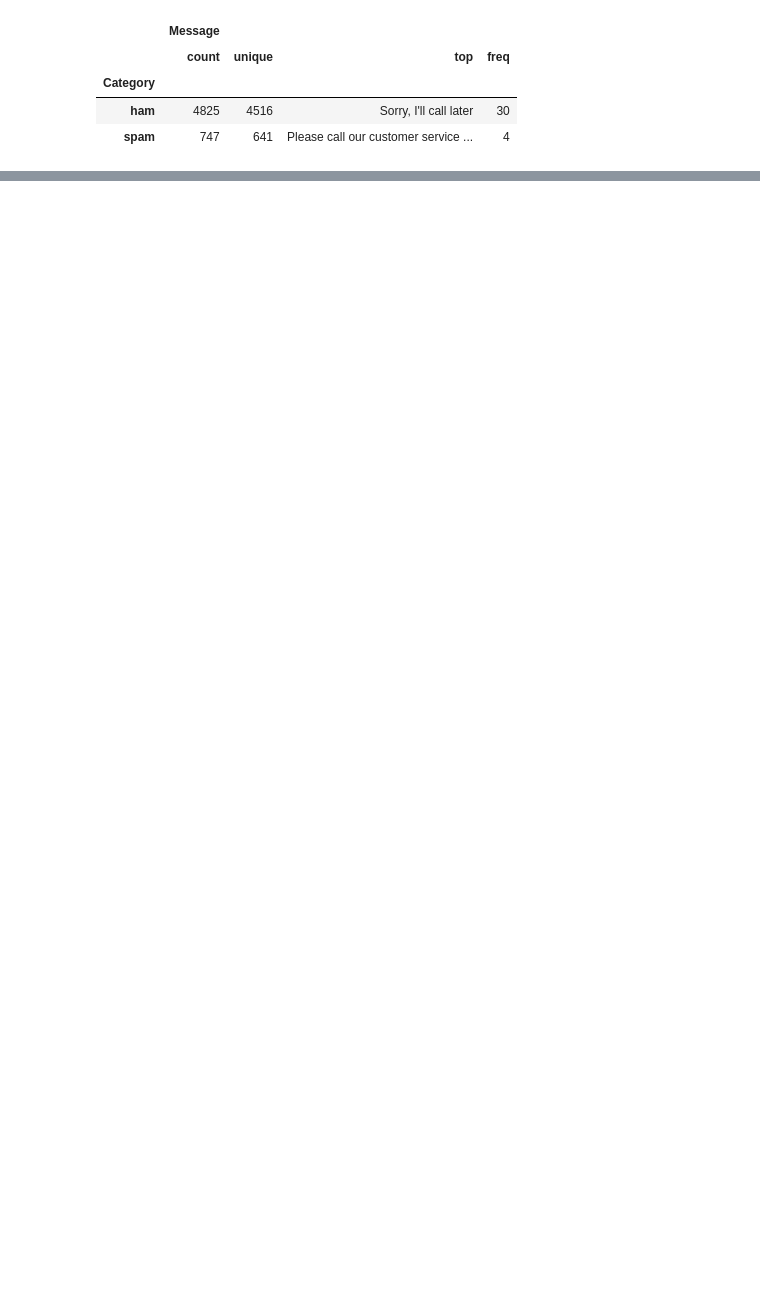
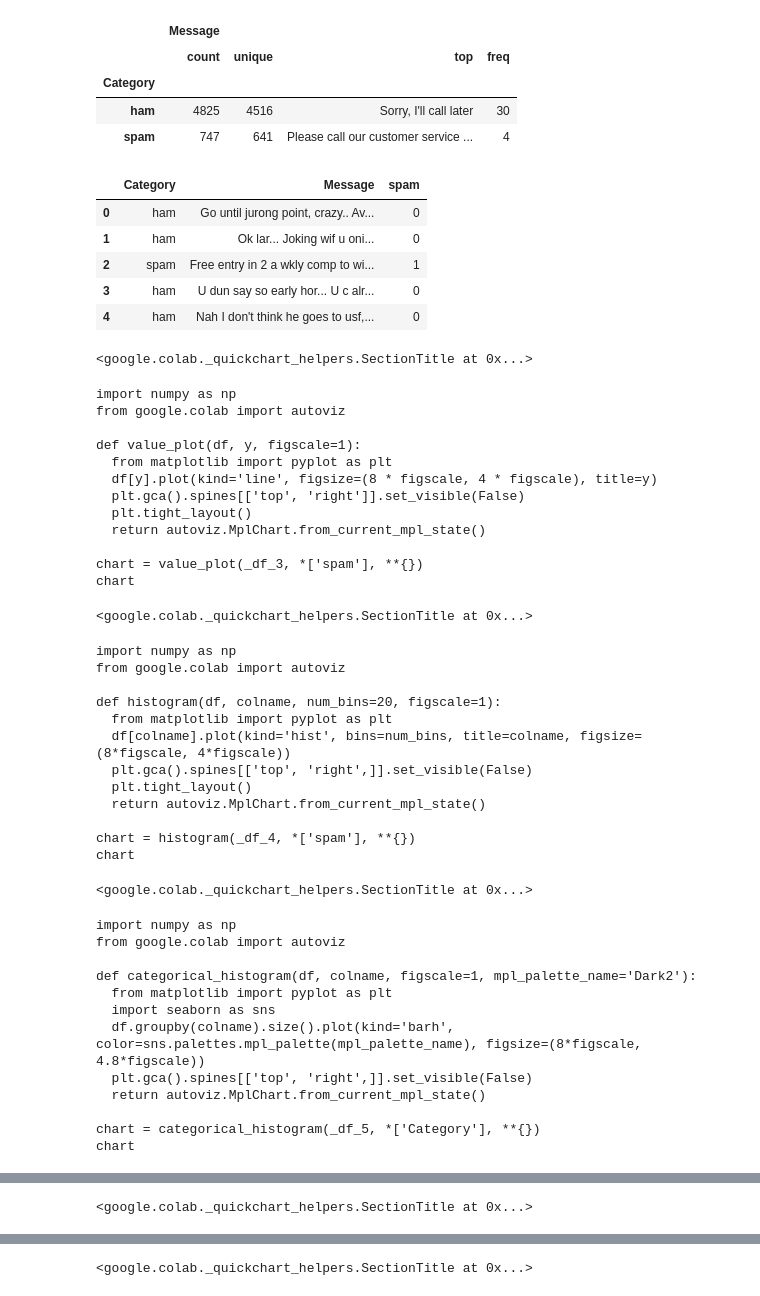
Before and after one commit to iteam1/tf-serving, a Jupyter notebook: bert_email_classification.ipynb, the cells around one changed output, grey strips where cells are left out. Drawn from its saved outputs; the diff is of its cells as text; code cells hidden in the pictures; blank space fills up the shorter version.

```diff
--- a/bert_email_classification.ipynb
+++ b/bert_email_classification.ipynb
@@ -6,6 +53,6 @@ import tensorflow_text as text
 # %%
 # load dataset
-df = pd.read_csv('data/spam.csv')
+df = pd.read_csv('/content/sample_data/spam.csv')
 df.head()
 # %% [output]
 |  | Category | Message |
@@ -23,3 +114,53 @@ df.groupby('Category').describe()
 | Category |  |  |  |  |
 | ham | 4825 | 4516 | Sorry, I'll call later | 30 |
 | spam | 747 | 641 | Please call our customer service ... | 4 |
+# %%
+# encoding
+df['spam'] = df['Category'].apply(lambda x:1 if x=='spam' else 0)
+df.head()
+# %% [output]
+|  | Category | Message | spam |
+| 0 | ham | Go until jurong point, crazy.. Av... | 0 |
+| 1 | ham | Ok lar... Joking wif u oni... | 0 |
+| 2 | spam | Free entry in 2 a wkly comp to wi... | 1 |
+| 3 | ham | U dun say so early hor... U c alr... | 0 |
+| 4 | ham | Nah I don't think he goes to usf,... | 0 |
+<google.colab._quickchart_helpers.SectionTitle at 0x...>
+import numpy as np
+from google.colab import autoviz
+
+def value_plot(df, y, figscale=1):
+  from matplotlib import pyplot as plt
+  df[y].plot(kind='line', figsize=(8 * figscale, 4 * figscale), title=y)
+  plt.gca().spines[['top', 'right']].set_visible(False)
+  plt.tight_layout()
+  return autoviz.MplChart.from_current_mpl_state()
+
+chart = value_plot(_df_3, *['spam'], **{})
+chart
+<google.colab._quickchart_helpers.SectionTitle at 0x...>
+import numpy as np
+from google.colab import autoviz
+
+def histogram(df, colname, num_bins=20, figscale=1):
+  from matplotlib import pyplot as plt
+  df[colname].plot(kind='hist', bins=num_bins, title=colname, figsize=(8*figscale, 4*figscale))
+  plt.gca().spines[['top', 'right',]].set_visible(False)
+  plt.tight_layout()
+  return autoviz.MplChart.from_current_mpl_state()
+
+chart = histogram(_df_4, *['spam'], **{})
+chart
+<google.colab._quickchart_helpers.SectionTitle at 0x...>
+import numpy as np
+from google.colab import autoviz
+
+def categorical_histogram(df, colname, figscale=1, mpl_palette_name='Dark2'):
+  from matplotlib import pyplot as plt
+  import seaborn as sns
+  df.groupby(colname).size().plot(kind='barh', color=sns.palettes.mpl_palette(mpl_palette_name), figsize=(8*figscale, 4.8*figscale))
+  plt.gca().spines[['top', 'right',]].set_visible(False)
+  return autoviz.MplChart.from_current_mpl_state()
+
+chart = categorical_histogram(_df_5, *['Category'], **{})
+chart
@@ -25,0 +179 @@ df.groupby('Category').describe()
+<google.colab._quickchart_helpers.SectionTitle at 0x...>
@@ -25,0 +199 @@ df.groupby('Category').describe()
+<google.colab._quickchart_helpers.SectionTitle at 0x...>
```
Also changed, not shown: parts of 35 cells of this notebook, 2 other files.
